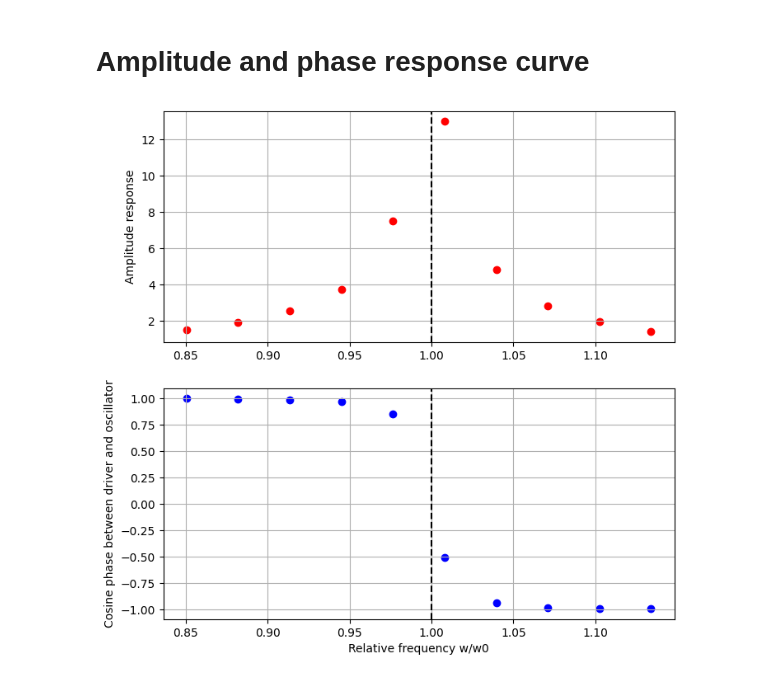
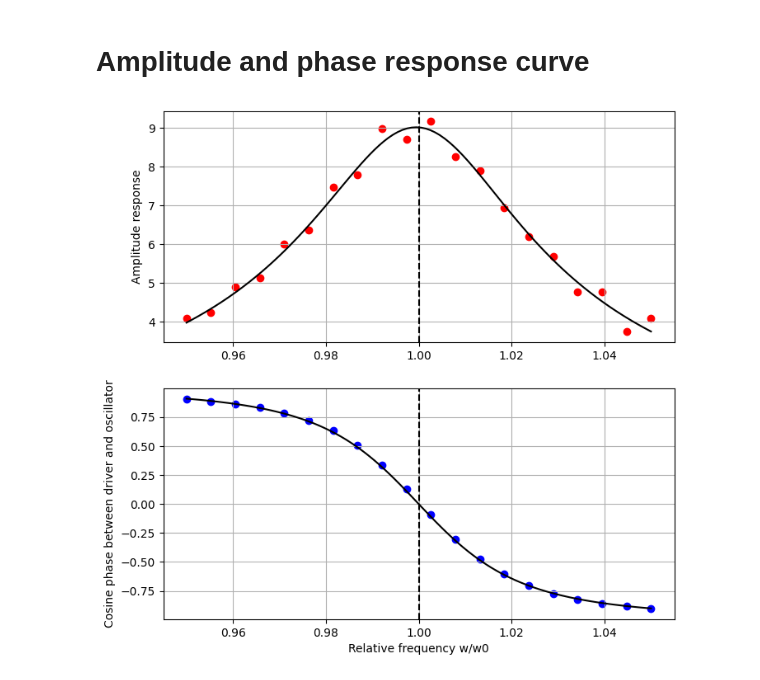
Before and after one commit to evgeny-kolonsky/Lab3_Coupled_Oscillator, a Jupyter notebook: Lab3_Weakly_dumped_forced_oscillator.ipynb, the cells around one changed output. Drawn from its saved outputs; the diff is of its cells as text; code cells hidden in the pictures.

```diff
--- a/Lab3_Weakly_dumped_forced_oscillator.ipynb
+++ b/Lab3_Weakly_dumped_forced_oscillator.ipynb
@@ -37,7 +37,7 @@ k = k1 + k2 # total elastic coefficient
 # oscillator mass
 m = 217e-3 # kg
 # Quality
-tau = 5 #s viscous friction parameter
+tau = 3 #s viscous friction parameter
 # natural frequency
 w0 = np.sqrt(k / m) # natural frequency
 f0 = w0 / (2 * np.pi) # natural frequency in Hz
@@ -196,30 +196,51 @@ show(t, xa, x, animate=True)
 # %% [markdown]
 # Amplitude and phase response curve
 # %%
+def amp_observed(signal):
+  signal -= np.mean(signal)
+  peaks, _ = find_peaks(signal, height = np.max(signal)/2)
+  return np.mean(signal[peaks])
+
+
 def get_response(t, xa, x):
   t, xa, x = get_stationary(t, xa, x)
   xa = xa - np.mean(xa)
-  amp_driver = np.max(np.abs(xa))
-  amp_osc    = np.max(np.abs(x))
+  amp_driver = amp_observed(xa)
+  amp_osc    = amp_observed(x)
   cosphi = xa @ x / np.sqrt(xa @ xa * x@x)
   response = amp_osc / amp_driver
   return amp_osc / amp_driver, cosphi
+
+def amp_expected(w):
+  return  k1/ m / np.sqrt((w0**2 - w**2)**2 + (w / tau)**2)
+
+def cosphi_expected(w):
+  phi = np.arctan( - (w / tau) / (w0**2 - w**2))
+
+  phi = np.array([p +  np.pi if p > 0 else p for p in phi])
+  return  np.cos(phi)
 # %%
 fig, ax = plt.subplots(2,1, figsize=(8,8))
-for w in np.linspace(6, 8, 10):
-  t, xa, x = get_solution(w, Tmax=10*tau)
+
+wmin, wmax = 0.95, 1.05 # relative freq
+for w in np.linspace(wmin, wmax, 20) * w0:
+  t, xa, x = get_solution(w, Tmax=30*tau)
   t, xa, x = get_stationary(t, xa, x)
   response, cosphi = get_response(t, xa, x)
   #print(f'{w:.2f} {response:>.2f} {cosphi:>.2f}')
   ax[0].scatter(w/w0, response, color='red')
   ax[1].scatter(w/w0, cosphi, color='blue')
 plt.xlabel('Relative frequency w/w0')
 ax[0].set_ylabel('Amplitude response')
 ax[1].set_ylabel('Cosine phase between driver and oscillator')
 ax[0].axvline(x=1, color='k', linestyle='--')
 ax[1].axvline(x=1, color='k', linestyle='--')
 ax[0].grid()
 ax[1].grid()
+
+w = np.linspace(wmin, wmax, 100) *w0
+ax[0].plot(w/w0, amp_expected(w), color='black')
+ax[1].plot(w/w0, cosphi_expected(w), color='black')
 plt.show()
 # %% [output]
-[figure, old version]
+[figure, new version]
```
Also changed, not shown: parts of 1 cell of this notebook.
